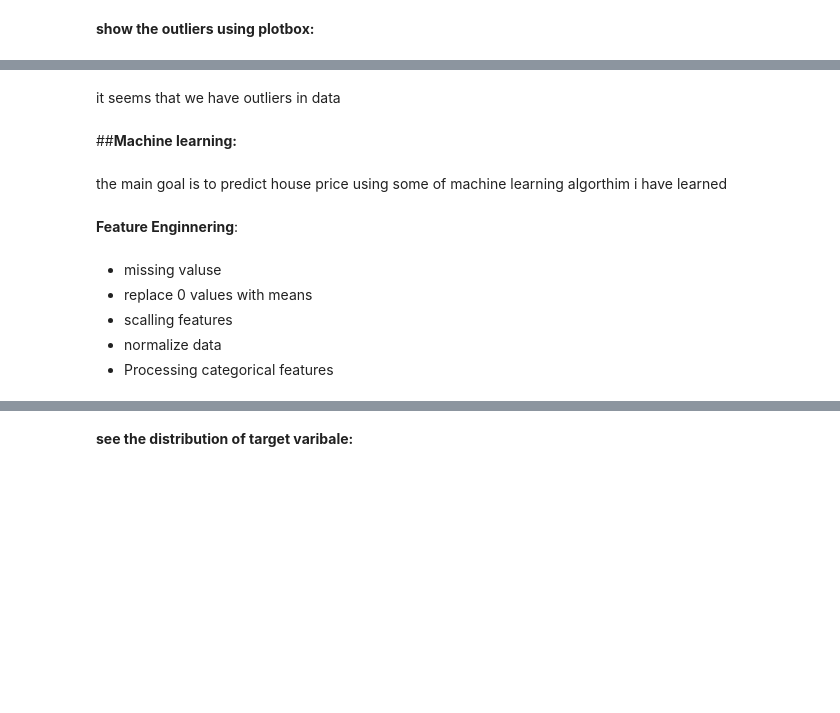
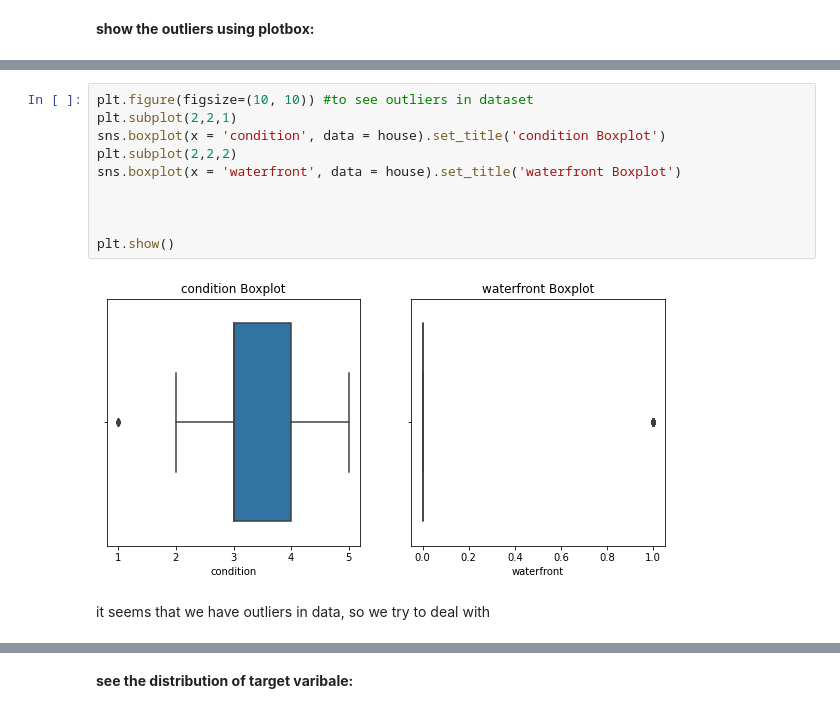
Before and after one commit to tahani319/DS_ML_HousePrices, a Jupyter notebook: DS_ML_HousePrice.ipynb, the cells around one changed output, grey strips where cells are left out. Saved outputs shown, nothing was run; the diff lists cells and outputs as text; blank space fills up the shorter version.

```diff
--- a/DS_ML_HousePrice.ipynb
+++ b/DS_ML_HousePrice.ipynb
@@ -310,14 +359,14 @@ plt.show()
+# %%
+plt.figure(figsize=(10, 10)) #to see outliers in dataset
+plt.subplot(2,2,1)
+sns.boxplot(x = 'condition', data = house).set_title('condition Boxplot')
+plt.subplot(2,2,2)
+sns.boxplot(x = 'waterfront', data = house).set_title('waterfront Boxplot')
+
+
+
+plt.show()
+# %% [output]
+[figure, added]
 # %% [markdown]
-it seems that we have outliers in data
+it seems that we have outliers in data, so we try to deal with
-# %% [markdown]
-##**Machine learning:**
-# %% [markdown]
-the main goal is to predict house price using some of machine learning algorthim i have learned
-# %% [markdown]
-**Feature Enginnering**:
-# %% [markdown]
-* missing valuse
-* replace 0 values with means
-* scalling features
-* normalize data
-* Processing categorical features
```
Also changed, not shown: parts of 101 cells of this notebook.
